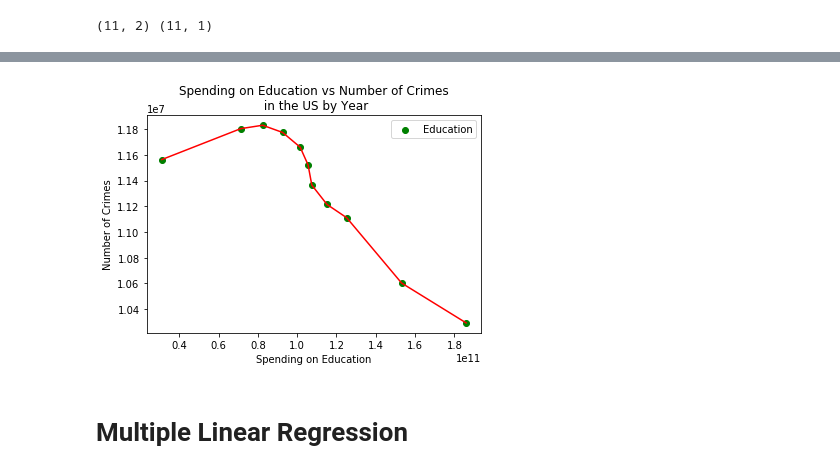
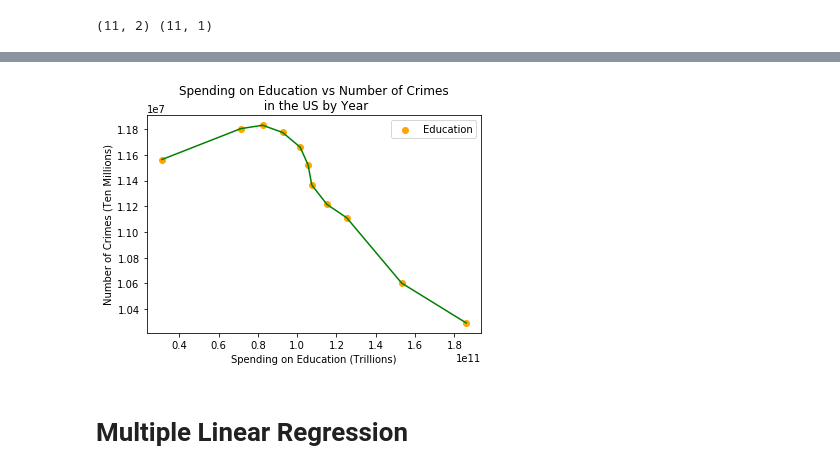
Before and after one commit to bkcno/teamawesome, a Jupyter notebook: Crime_regression_prediction.ipynb, the cells around one changed output, grey strips where cells are left out. Cells and saved outputs as stored; diff of their text form; code cells hidden in the pictures.

```diff
--- a/Crime_regression_prediction.ipynb
+++ b/Crime_regression_prediction.ipynb
@@ -124,13 +124,13 @@ plt.savefig("regression_results/actual_corrections_vs_crime.png")
 # %%
-plt.scatter(X['Education'], y, c="green", label="Education")
-plt.plot(X['Education'], y, 'red')
-plt.xlabel('Spending on Education')
-plt.ylabel('Number of Crimes')
+plt.scatter(X['Education'], y, c="orange", label="Education")
+plt.plot(X['Education'], y, 'green')
+plt.xlabel('Spending on Education (Trillions)')
+plt.ylabel('Number of Crimes (Ten Millions)')
 plt.title("Spending on Education vs Number of Crimes\n in the US by Year")
 plt.legend()
 plt.savefig("regression_results/actual_education_vs_crime.png")
 # %% [output]
-[figure, old version]
+[figure, new version]
 # %% [markdown]
 # Multiple Linear Regression
 # %%
```
Also changed, not shown: parts of 13 cells of this notebook, 1 other file.
